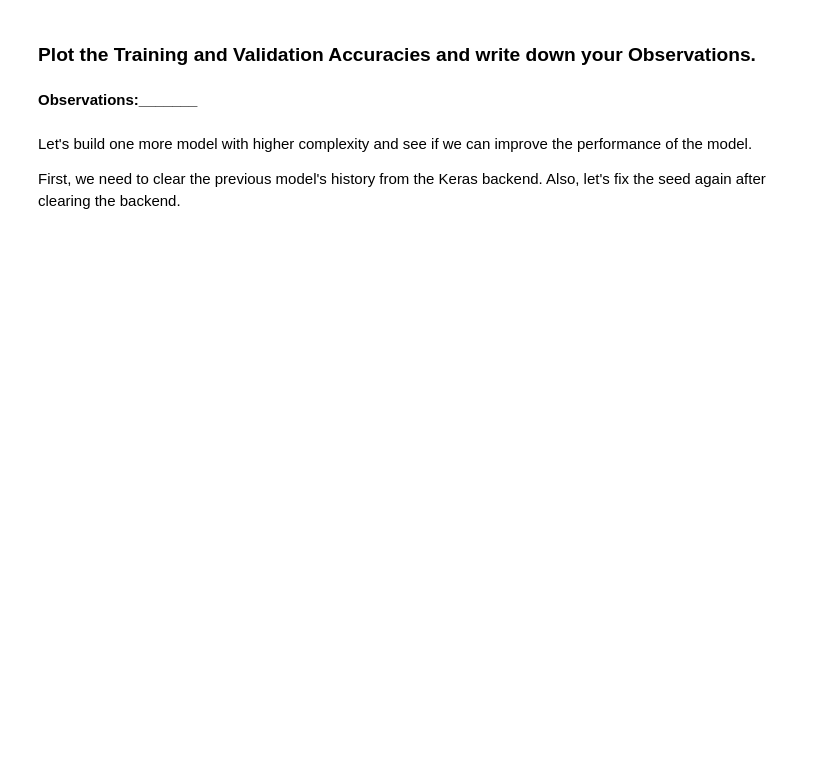
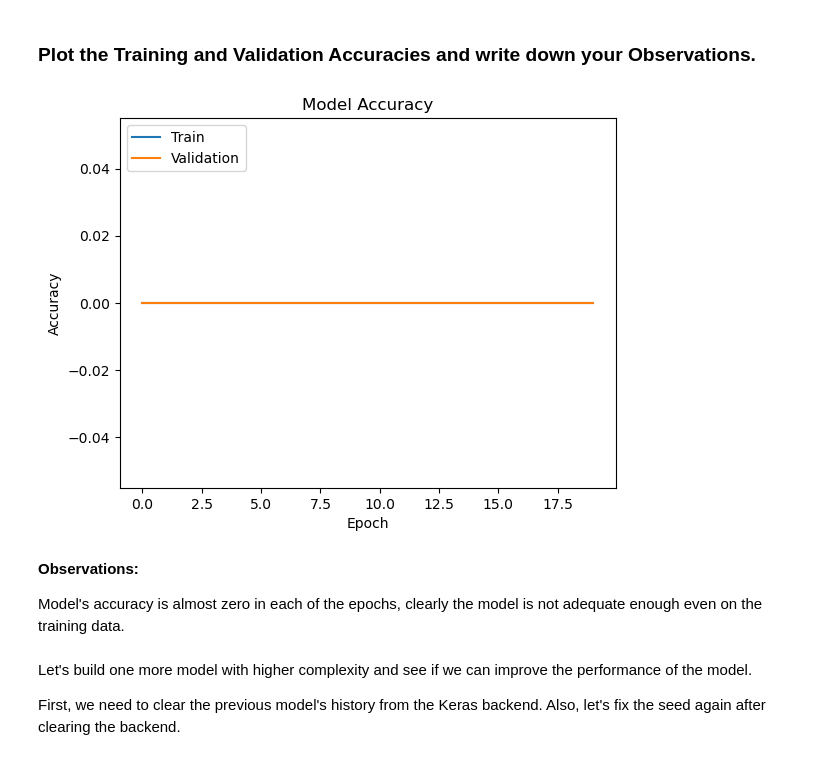
Before and after one commit to amitprakash07/snowflake, a Jupyter notebook: source/sandbox/data_science_and_ml/mit/projects/digit_recognition/High_Code_SVHN_Digit_Recognition.ipynb, the cells around one changed output. Saved outputs shown, nothing was run; the diff lists cells and outputs as text; code cells hidden in the pictures; blank space fills up the shorter version.

Commit message:
Add all the models

```diff
--- a/source/sandbox/data_science_and_ml/mit/projects/digit_recognition/High_Code_SVHN_Digit_Recognition.ipynb
+++ b/source/sandbox/data_science_and_ml/mit/projects/digit_recognition/High_Code_SVHN_Digit_Recognition.ipynb
@@ -219,8 +236,8 @@ print(np_x_test.shape)
 # %% [markdown]
 ### **Normalize the train and the test data**
 # %%
-np_x_train_normalized = np_x_train / 255
-np_x_test_normalized = np_x_test / 255
+np_x_train_normalized = x_train_flattened / 255
+np_x_test_normalized = x_test_flattened / 255
 # %% [markdown]
 Print the shapes of Training and Test data
 # %%
@@ -315,2 +345,2 @@ class tfKeraModel_ANN(TfKeraModel):
 # %%
-nn_model_1_seq = tfKeraModel_ANN.nn_model_1()
+nn_model_1_seq = TfKeraModel_ANN.nn_model_1()
@@ -359,11 +369,13 @@ Model: "sequential_23"
 ### **Build and train an ANN model as per the above mentioned architecture.**
 # %%
 # https://www.tensorflow.org/api_docs/python/tf/keras/Sequential#fit
-nn_model_1_seq.model().fit(x=X_train,
-                           y=Y_train,
+model_history = nn_model_1_seq.model().fit(x=np_x_train_normalized,
+                           y=y_train_encoded,
                            validation_split=0.2,
                            batch_size=128,
-                           verbose='1',
+                           verbose=1,
                            epochs=20)
+
+nn_model_1_seq.set_model_history(model_history)
 # %% [output]
 Epoch 1/20
@@ -370,0 +398,24 @@ ValueError: Arguments `target` and `output` must have the same rank (ndim). Rece
+# %%
+def show_model_history(model:TfKeraModel)->None:
+    model_history = model.get_model_history().history
+    if model_history is not None:
+        key_count = len(model_history.keys())
+        keys = list(model_history.keys())
+        epoch_length = len(model_history[keys[0]])
+        print(epoch_length)
+        for i in range(0, epoch_length):
+            print_str = ""
+            for key in keys:
+                print_str += key + ":" + str(model_history[key][i]) + " "
+            print(print_str)
+
+def plot_model_history(model:TfKeraModel)->None:
+    model_history = model.get_model_history().history
+    if model_history is not None:
+        plt.plot(model_history['accuracy'])
+        plt.plot(model_history['val_accuracy'])
+        plt.title('Model Accuracy')
+        plt.ylabel('Accuracy')
+        plt.xlabel('Epoch')
+        plt.legend(['Train', 'Validation'], loc='upper left')
+        plt.show()
@@ -371,7 +442,13 @@ ValueError: Arguments `target` and `output` must have the same rank (ndim). Rece
 # %% [markdown]
 ### **Plot the Training and Validation Accuracies and write down your Observations.**
-# %% [markdown]
-**Observations:_______**
+# %%
+plot_model_history(nn_model_1_seq)
+# %% [output]
+[figure, added]
+# %% [markdown]
+**Observations:**
+
+Model's accuracy is almost zero in each of the epochs, clearly the model is not adequate enough even on the training data.
 # %% [markdown]
 Let's build one more model with higher complexity and see if we can improve the performance of the model.
 
```
Also changed, not shown: parts of 64 cells of this notebook.
